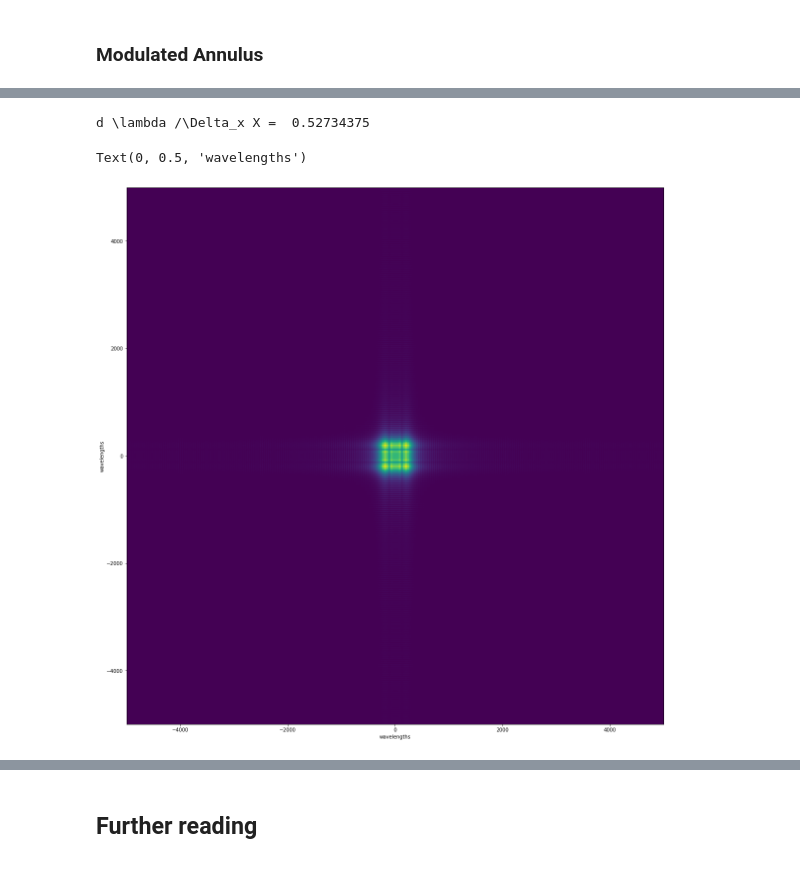
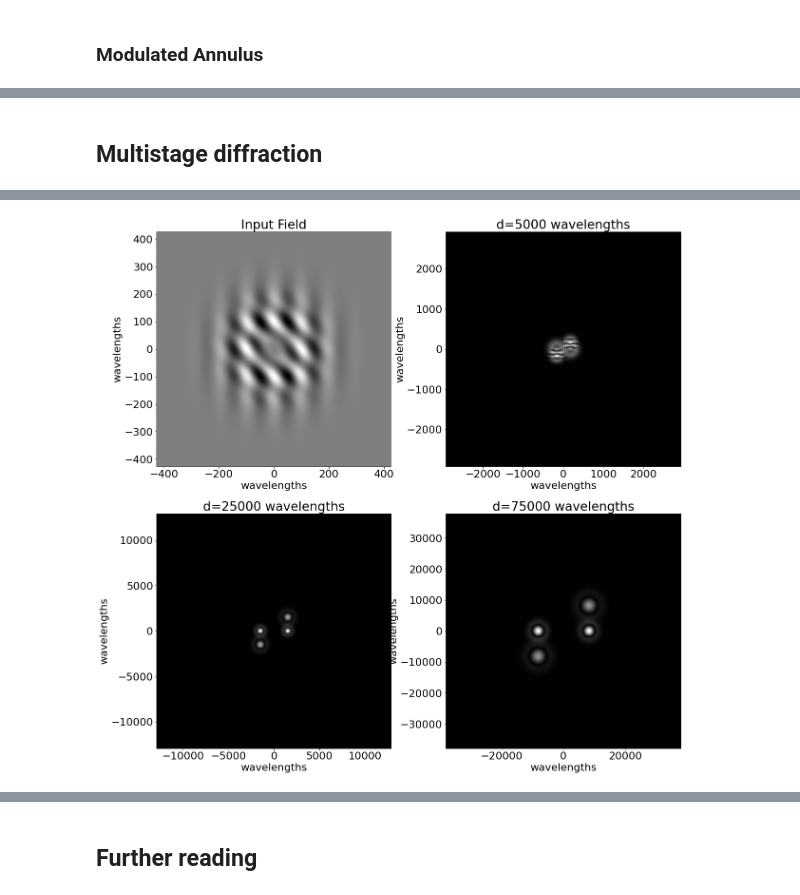
Before and after one commit to djbradyAtOpticalSciencesArizona/computationalImaging, a Jupyter notebook: waves/numericalDiffraction.ipynb, the cells around one changed output, grey strips where cells are left out. Drawn from its saved outputs; the diff is of its cells as text; code cells hidden in the pictures.

```diff
--- a/waves/numericalDiffraction.ipynb
+++ b/waves/numericalDiffraction.ipynb
@@ -192,16 +159,48 @@ def gFT(f,d,lam):
-# %%
-N=1024
-lam=.3
-d=3000
-print("d \lambda /\Delta_x X = ", 2*d*lam**2/N)
-f=np.zeros([N,N])
-f[np.int(N/2-N/8):np.int(N/2+N/8),np.int(N/2-N/8):np.int(N/2+N/8)]=1
-q=gFT(f,d,lam)
-xrange=d/(lam*2)
-plt.imshow(np.abs(q),extent=[-xrange,xrange,-xrange,xrange])
-plt.xlabel('wavelengths')
-plt.ylabel('wavelengths')
-# %% [output]
-d \lambda /\Delta_x X =  0.52734375
-Text(0, 0.5, 'wavelengths')
-[figure, removed]
+# %% [markdown]
+## Multistage diffraction
+# %%
+## Angular spectrum propagation with resampling. Since the field is getting bigger and lower frequency as it propagetes,we periodically downsample to allow larger effective window size.
+N=256
+lam=.3
+xrange=N/(lam*2)
+xp=np.linspace(-xrange,xrange,N)
+x,y = np.meshgrid(xp,xp)
+f=np.cos(.02*np.pi*x)*(np.exp(-(x**2+y**2)/20000)-np.exp(-(x**2+y**2)/15000))+np.cos(.02*np.pi*(x-y))*(np.exp(-(x**2+y**2)/10000)-np.exp(-(x**2+y**2)/7000))
+plt.subplot(2,2,1)
+plt.imshow(f,extent=[-xrange,xrange,-xrange,xrange],cmap='gray', aspect='equal')
+plt.xlabel('wavelengths')
+plt.ylabel('wavelengths')
+plt.title('Input Field')
+d=5000
+q=g(f,d,lam)
+xrange=q.shape[0]/(lam*2)
+plt.subplot(2,2,2)
+plt.imshow(np.abs(q),extent=[-xrange,xrange,-xrange,xrange],cmap='gray', aspect='equal')
+plt.xlabel('wavelengths')
+plt.ylabel('wavelengths')
+plt.title('d=5000 wavelengths')
+qq=rescale(np.real(q),.5,order=3, mode='constant') +1j*rescale(np.imag(q),.5,order=3, mode='constant')
+#
+#
+d=20000
+lam=lam/2
+qq=g(qq,d,lam)
+xrange=qq.shape[0]/(lam*2)
+plt.subplot(2,2,3)
+plt.imshow(np.abs(qq),extent=[-xrange,xrange,-xrange,xrange],cmap='gray', aspect='equal')
+plt.xlabel('wavelengths')
+plt.ylabel('wavelengths')
+plt.title('d=25000 wavelengths')
+d=50000
+qg=rescale(np.real(qq),.5) +1j*rescale(np.imag(qq),.5)
+lam=.5*lam
+qg=g(qg,d,lam)
+xrange=qg.shape[0]/(lam*2)
+plt.subplot(2,2,4)
+plt.imshow(np.abs(qg),extent=[-xrange,xrange,-xrange,xrange],cmap='gray', aspect='equal')
+plt.xlabel('wavelengths')
+plt.ylabel('wavelengths')
+plt.title('d=75000 wavelengths')
+plt.savefig('multiStep.pdf')
+files.download('multiStep.pdf')
+# %% [output]
@@ -207,0 +209 @@ Text(0, 0.5, 'wavelengths')
+[figure, added]
```
Also changed, not shown: parts of 15 cells of this notebook.
